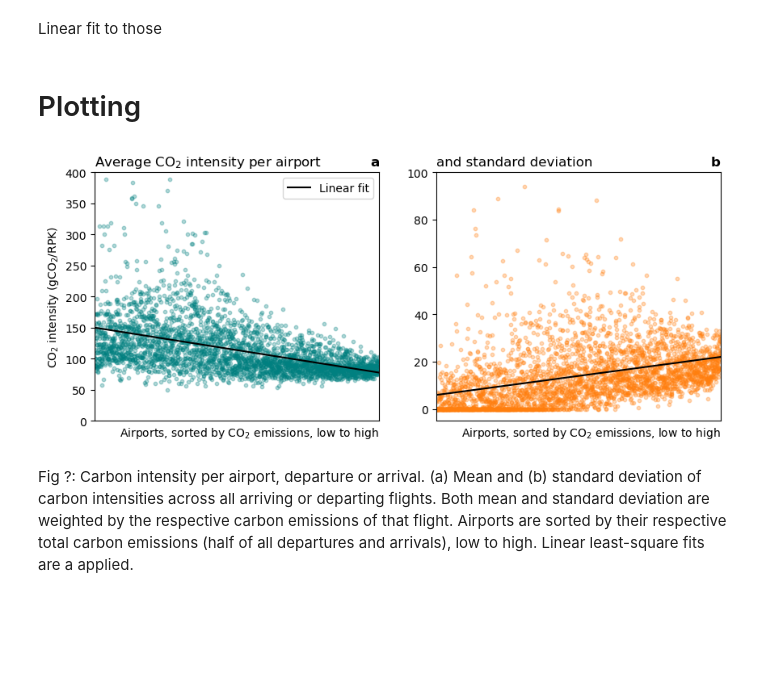
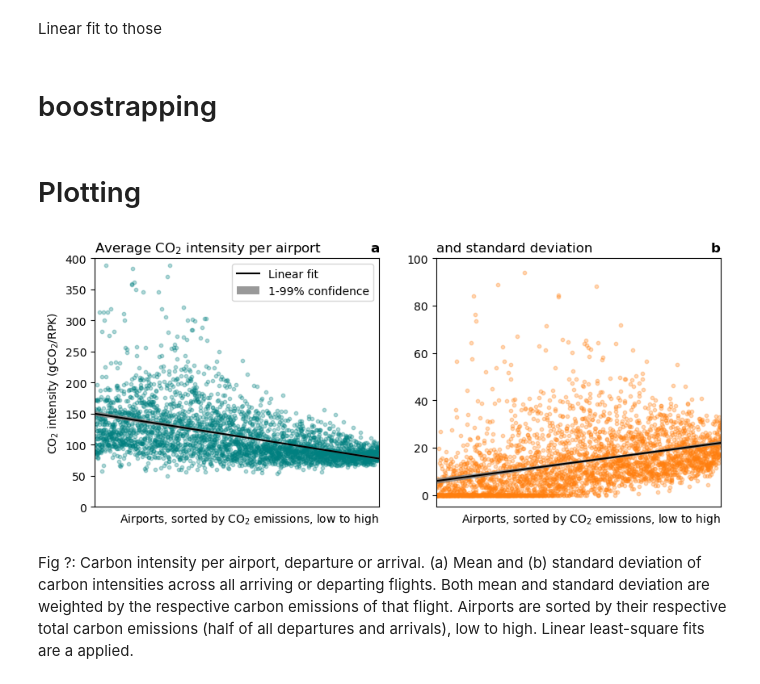
Before and after one commit to jorgecardleitao/aviation, a Jupyter notebook: plots/airports.ipynb, the cells around one changed output. Drawn from its saved outputs; the diff is of its cells as text; code cells hidden in the pictures; blank space fills up the shorter version.

```diff
--- a/plots/airports.ipynb
+++ b/plots/airports.ipynb
@@ -98,6 +98,7 @@ RPK = RPK[order]
 co2 = co2[order]
 mean_intensity = mean_intensity[order]
 var_intensity = var_intensity[order]
+std_intensity = np.sqrt(var_intensity)
 # %% [markdown]
 Linear fit to those
 # %%
@@ -105,40 +106,76 @@ def f(x, a, b):
     return a * x + b
 
 popt_mean, _ = curve_fit(f, range(len(airports)), mean_intensity)
-popt_var, _ = curve_fit(f, range(len(airports)), np.sqrt(var_intensity))
+popt_var, _ = curve_fit(f, range(len(airports)), std_intensity)
+# %% [markdown]
+# boostrapping
+# %%
+N = 1000                          # bootstrap that many times
+nsamples = len(airports) // 2     # using 50% of the airports
+
+mean_fit_samples = np.zeros((N, len(airports)))
+var_fit_samples = np.zeros((N, len(airports)))
+
+x = np.arange(len(airports))
+
+for k in range(N):
+
+    # random sample
+    o = np.arange(len(airports))
+    np.random.shuffle(o)
+    sample = o[:nsamples]
+
+    x_sample = x[sample]
+    m_sample = mean_intensity[sample]
+    s_sample = std_intensity[sample]
+
+    popt_mean_sample, _ = curve_fit(f, x_sample, m_sample)
+    popt_var_sample, _ = curve_fit(f, x_sample, s_sample)
+
+    mean_fit_samples[k, :] = f(x, *popt_mean_sample)
+    var_fit_samples[k, :] = f(x, *popt_var_sample)
+
+mean_fit_p5 = np.percentile(mean_fit_samples, 1, axis=0)
+mean_fit_p95 = np.percentile(mean_fit_samples, 99, axis=0)
+
+var_fit_p5 = np.percentile(var_fit_samples, 1, axis=0)
+var_fit_p95 = np.percentile(var_fit_samples, 99, axis=0)
 # %% [markdown]
 # Plotting
 # %%
 fig, (ax1, ax2) = plt.subplots(1, 2, figsize=(10, 4), sharex=True)
 
-ax1.scatter(range(len(airports)), mean_intensity, 10, "teal", alpha=0.3)
-ax2.scatter(range(len(airports)), np.sqrt(var_intensity), 10, "C1", alpha=0.3)
+ax1.scatter(range(len(airports)), mean_intensity, 10, "teal", alpha=0.3, zorder=1)
+ax2.scatter(range(len(airports)), np.sqrt(var_intensity), 10, "C1", alpha=0.3, zorder=1)
 
 i = np.array([0, len(airports)])
 mean_fit = f(i, *popt_mean)
 var_fit = f(i, *popt_var)
 
-ax1.plot(i, mean_fit, "k", label="Linear fit")
-ax2.plot(i, var_fit, "k")
+ax1.plot(i, mean_fit, "k", label="Linear fit", zorder=3)
+ax2.plot(i, var_fit, "k", zorder=3)
+
+ax1.fill_between(x, mean_fit_p5, mean_fit_p95, facecolor='grey', alpha=0.8, zorder=2, label="1-99% confidence")
+ax2.fill_between(x, var_fit_p5, var_fit_p95, facecolor='grey', alpha=0.8, zorder=2,)
 
 ax1.set_xlim(0, len(airports))
 ax1.set_ylim(0, 400)
 ax1.set_xticks([])
 ax1.set_xlabel("Airports, sorted by CO$_2$ emissions, low to high", loc="right")
 ax1.set_ylabel("CO$_2$ intensity (gCO$_2$/RPK)")
 ax1.set_title("Average CO$_2$ intensity per airport", loc="left")
 ax1.set_title("a", loc="right", fontweight="bold")
 ax1.legend(loc="upper right")
 
 ax2.set_ylim(-5, 100)
 ax2.set_xlabel("Airports, sorted by CO$_2$ emissions, low to high", loc="right")
 # ax2.set_ylabel("CO$_2$ intensity (gCO$_2$/pax/km)")
 ax2.set_title("and standard deviation", loc="left")
 ax2.set_title("b", loc="right", fontweight="bold")
 
 plt.show()
 # %% [output]
-[figure, old version]
+[figure, new version]
 # %% [markdown]
 Fig ?: Carbon intensity per airport, departure or arrival. (a) Mean and (b) standard deviation of carbon intensities across all arriving or departing flights. Both mean and standard deviation are weighted by the respective carbon emissions of that flight. Airports are sorted by their respective total carbon emissions (half of all departures and arrivals), low to high. Linear least-square fits are a applied.
 # %%
```
Also changed, not shown: parts of 1 cell of this notebook, 1 other file.
